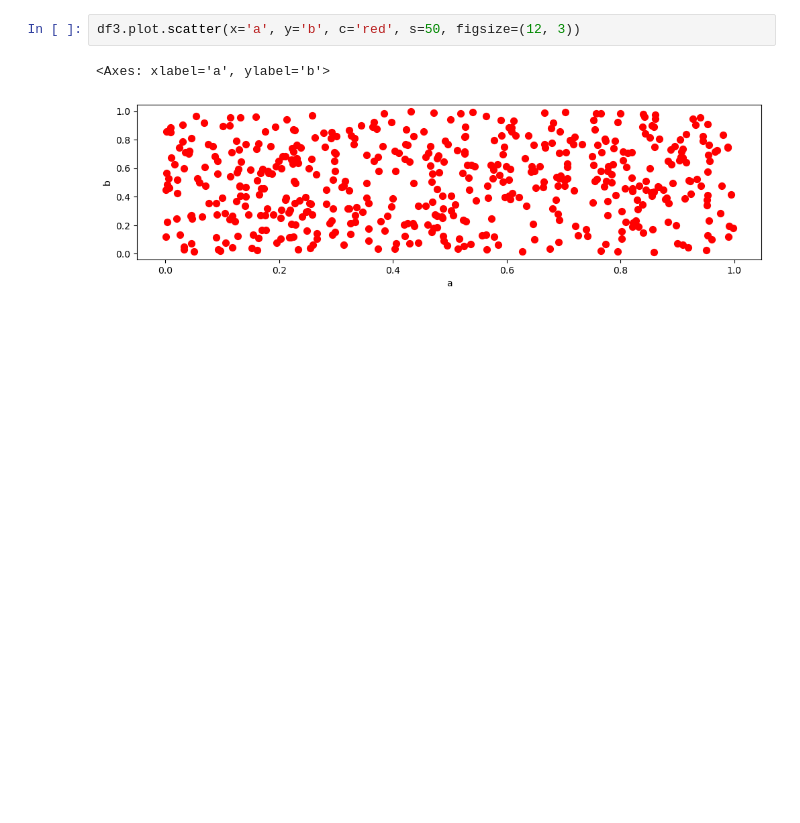
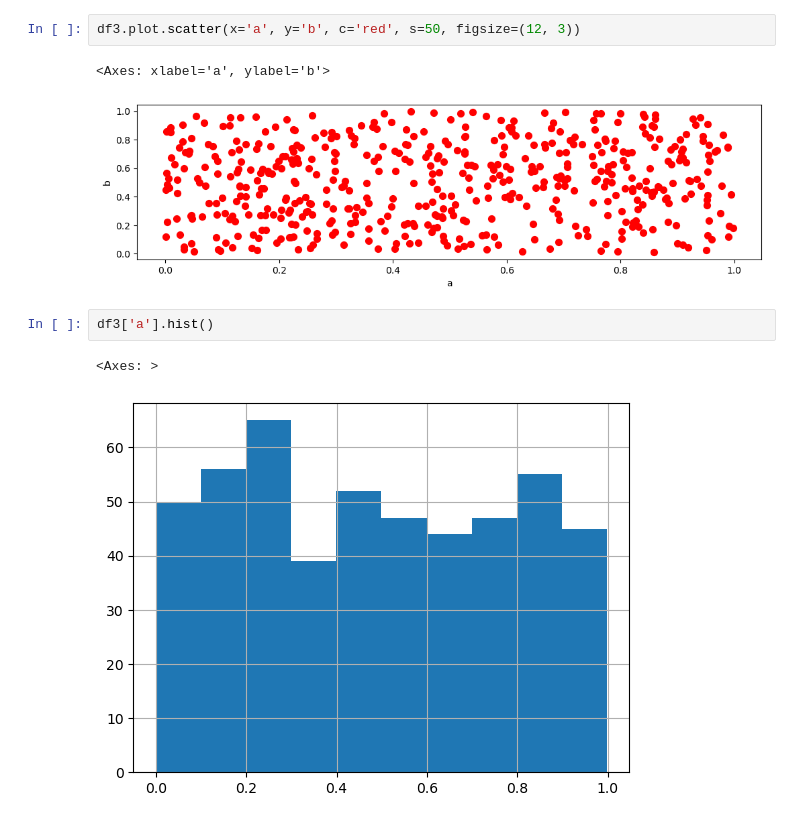
Before and after one commit to myk-francis/python-challenges-scripts, a Jupyter notebook: matplotlib/Basics.ipynb, the cells around one changed output. Cells and saved outputs as stored; diff of their text form; blank space fills up the shorter version.

```diff
--- a/matplotlib/Basics.ipynb
+++ b/matplotlib/Basics.ipynb
@@ -139,3 +139,8 @@ df3.plot.scatter(x='a', y='b', c='red', s=50, figsize=(12, 3))
 # %% [output]
 <Axes: xlabel='a', ylabel='b'>
 [figure]
+# %%
+df3['a'].hist()
+# %% [output]
+<Axes: >
+[figure, added]
```
Also changed, not shown: parts of 6 cells of this notebook.
